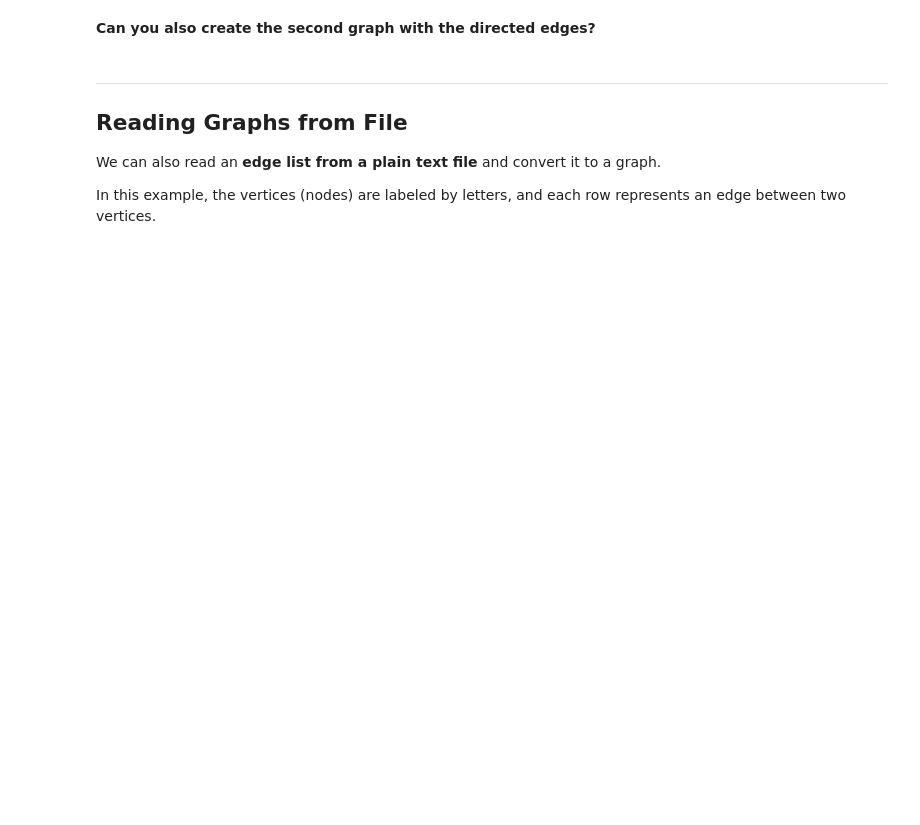
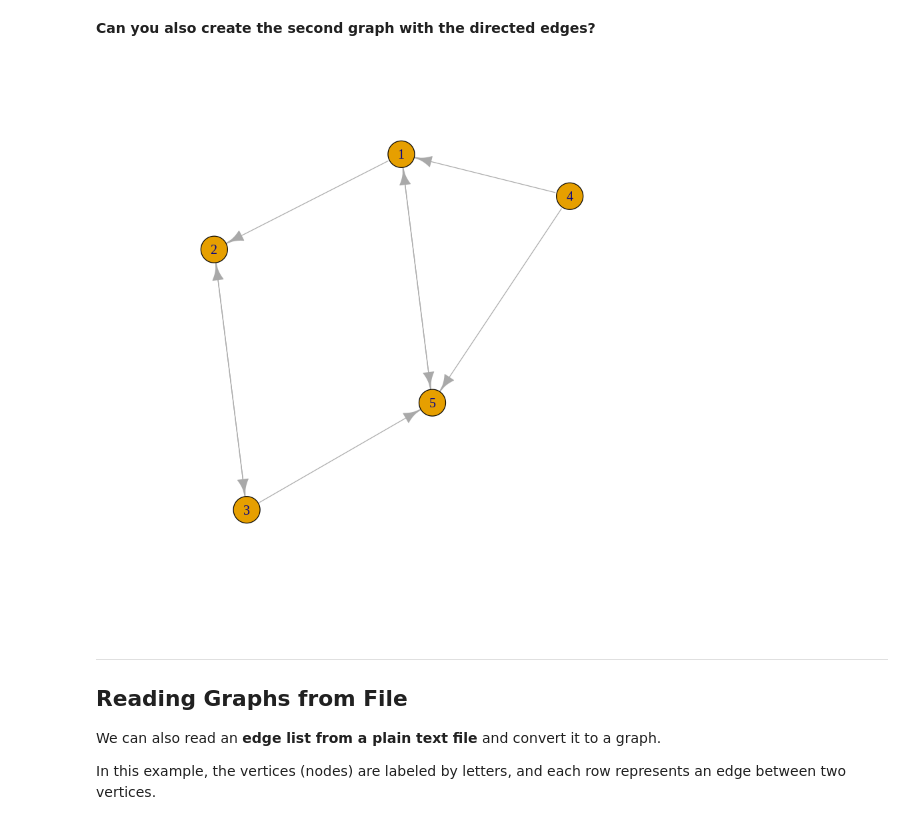
Before and after one commit to BlakeBigG/Big_Data_Visualization_MS, a Jupyter notebook: modules/module7/practices/L7_Network_Practice.ipynb, the cells around one changed output. Saved outputs shown, nothing was run; the diff lists cells and outputs as text; code cells hidden in the pictures; blank space fills up the shorter version.

```diff
--- a/modules/module7/practices/L7_Network_Practice.ipynb
+++ b/modules/module7/practices/L7_Network_Practice.ipynb
@@ -71,5 +102,13 @@ V(g)
 # %% [markdown]
 **Can you also create the second graph with the directed edges?**
+# %%
+edges <- c(1,2, 2,3, 3,2, 3,5, 4,5, 5,1, 4,1, 1,5)
+
+g<-graph(edges, max(edges), directed=TRUE)
+
+plot(g)
+# %% [output]
+[figure, added]
 # %% [markdown]
 
 ---
```
Also changed, not shown: parts of 39 cells of this notebook.
